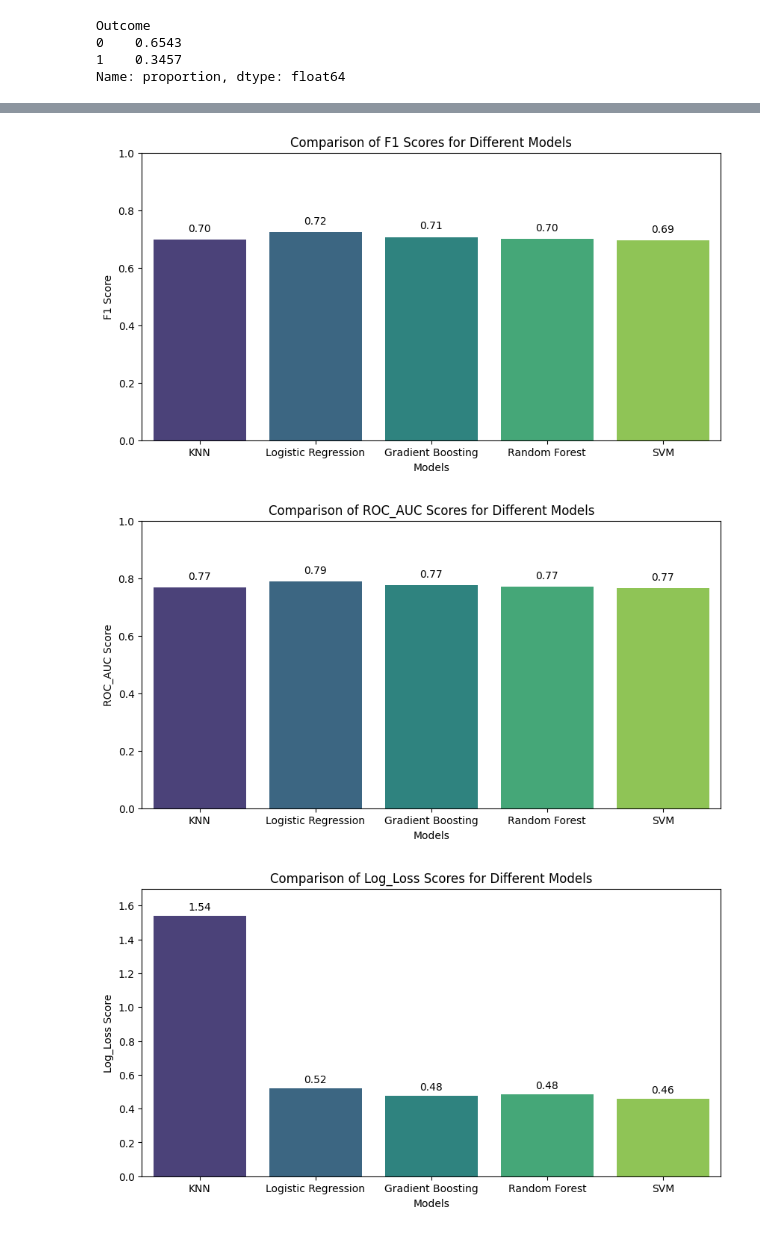
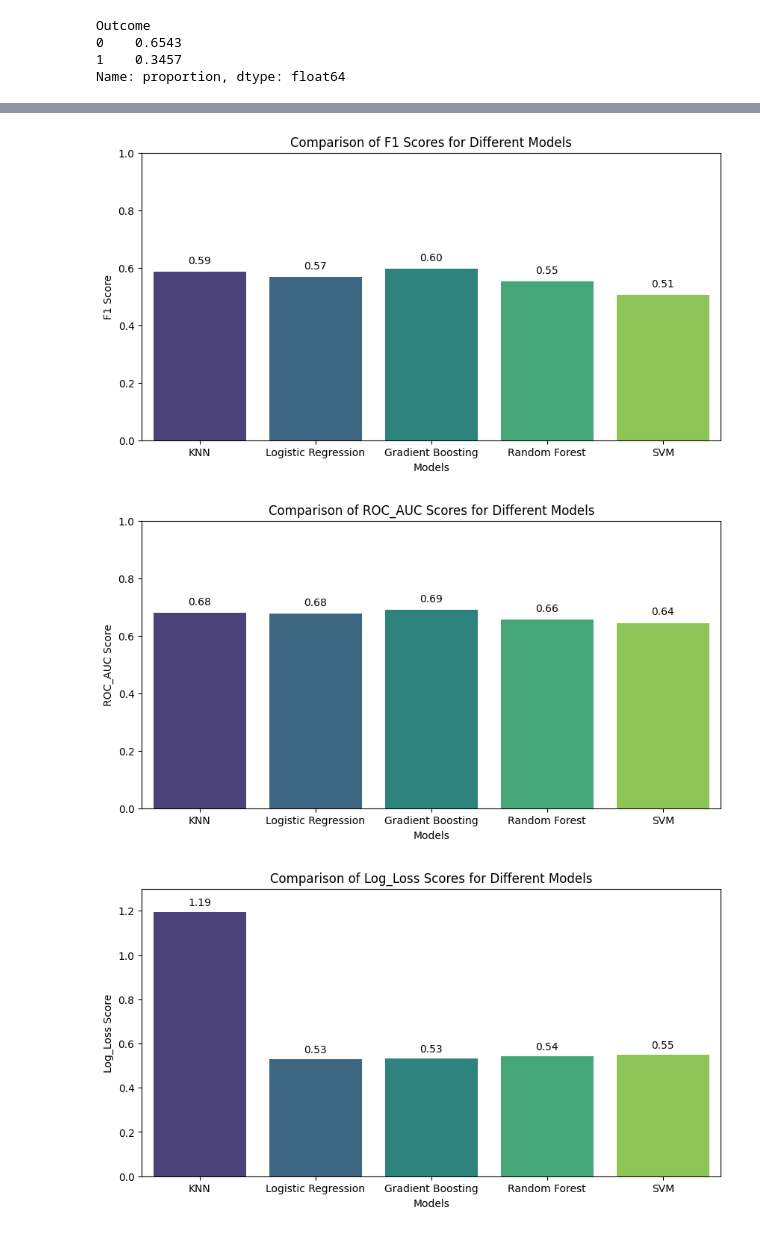
Before and after one commit to AliAhmedML/Disease_prediction_sysetm, a Jupyter notebook: Diabetes.ipynb, the cells around one changed output, grey strips where cells are left out. Drawn from its saved outputs; the diff is of its cells as text; code cells hidden in the pictures.

Commit message:
Diabetes Notebook

```diff
--- a/Diabetes.ipynb
+++ b/Diabetes.ipynb
@@ -215,7 +215,7 @@ from sklearn.preprocessing import PowerTransformer
 
 pt = PowerTransformer(method='yeo-johnson')
 
-X_train[['BloodPressure', 'Insulin', 'DiabetesPedigreeFunction', 'Age']] = pt.fit_transform(X_train[['BloodPressure', 'Insulin', 'DiabetesPedigreeFunction', 'Age']])
+X_train[['Pregnancies', 'Glucose', 'Insulin', 'DiabetesPedigreeFunction', 'Age']] = pt.fit_transform(X_train[['Pregnancies', 'Glucose', 'Insulin', 'DiabetesPedigreeFunction', 'Age']])
 # %%
 # Checking for skewness in the dataset again to see if it has been reduced
 
@@ -315,7 +315,7 @@ pickle.dump(scaler, open('Trained_models_Diabetes/Scaler.pkl', 'wb'))
 # %%
 # Fitting Testset with trained models
 
-X_test[['BloodPressure', 'Insulin', 'DiabetesPedigreeFunction', 'Age']] = pt.transform(X_test[['BloodPressure', 'Insulin', 'DiabetesPedigreeFunction', 'Age']])
+X_test[['Pregnancies', 'Glucose', 'Insulin', 'DiabetesPedigreeFunction', 'Age']] = pt.transform(X_test[['Pregnancies', 'Glucose', 'Insulin', 'DiabetesPedigreeFunction', 'Age']])
 X_test_pca_input = X_test[['Glucose', 'BMI']]
 X_test['PC1'] = pca_1.transform(X_test_pca_input)
 X_test.drop(columns=['Glucose', 'BMI'], inplace=True)
@@ -843,7 +868,7 @@ for i, score in enumerate(F1_scores):
 
 plt.show()
 # %% [output]
-[figure, old version]
+[figure, new version]
 # %%
 # Comparison of ROC_AUC Scores for Different Models
 
@@ -865,29 +890,29 @@ for i, score in enumerate(ROUC_AUC_scores):
 
 plt.show()
 # %% [output]
-[figure, old version]
+[figure, new version]
 # %%
 # Comparison of Log_Loss Scores for Different Models
 
 models = ['KNN','Logistic Regression', 'Gradient Boosting', 'Random Forest', 'SVM']
 Log_Loss_scores = [KNN_log_loss, Logistic_log_loss, XGB_log_loss, RandomForest_log_loss, SVM_log_loss]
 
 plt.figure(figsize=(10, 5))
 sns.barplot(x = models, y = Log_Loss_scores, hue = models, legend = False, palette = 'viridis')
 
 plt.xlabel('Models')
 plt.ylabel('Log_Loss Score')
 plt.title('Comparison of Log_Loss Scores for Different Models')
-plt.ylim(0, 1.7)
+plt.ylim(0, 1.3)
 
 
 for i, score in enumerate(Log_Loss_scores):
     plt.text(i, score + 0.02, f'{score:.2f}', ha = 'center', va = 'bottom')
 
 
 plt.show()
 # %% [output]
-[figure, old version]
+[figure, new version]
 # %%
 # Saving the best models to files
 
```
Also changed, not shown: parts of 16 cells of this notebook.
